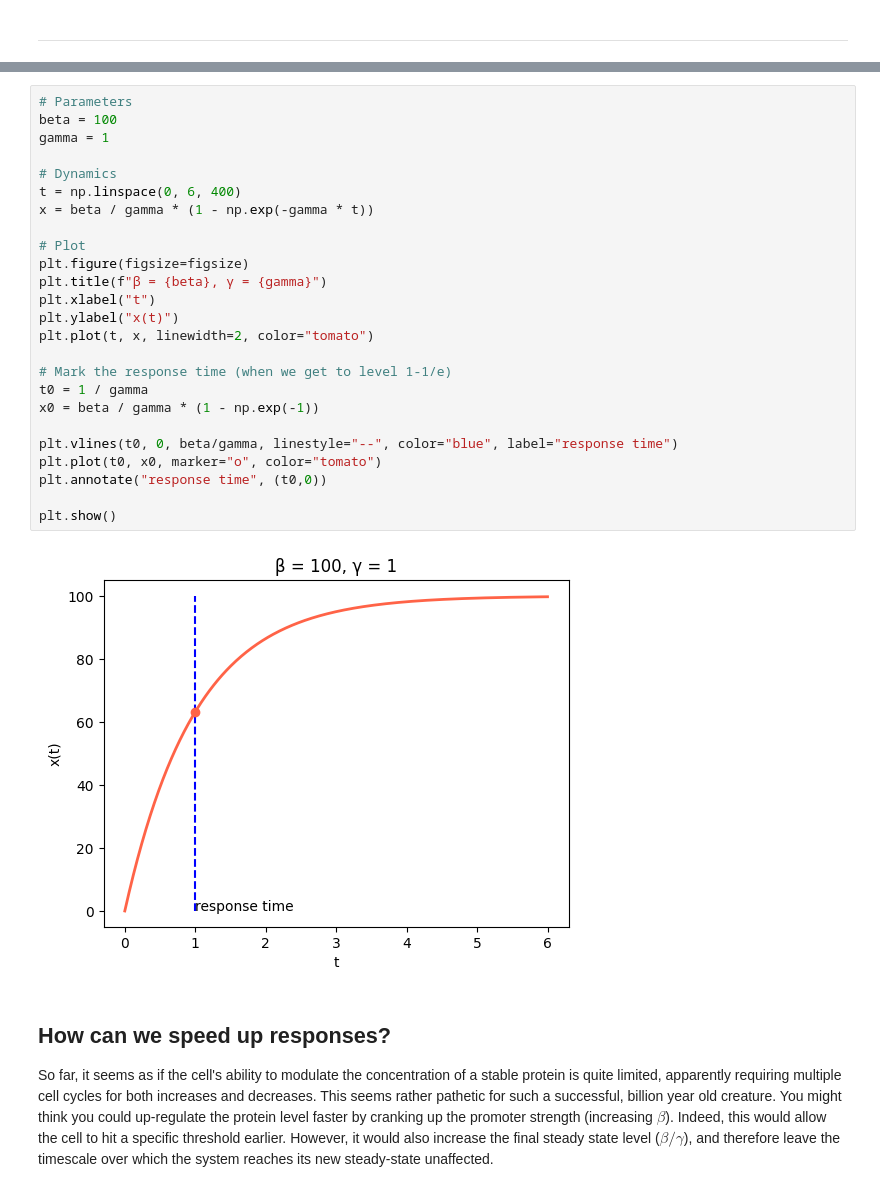
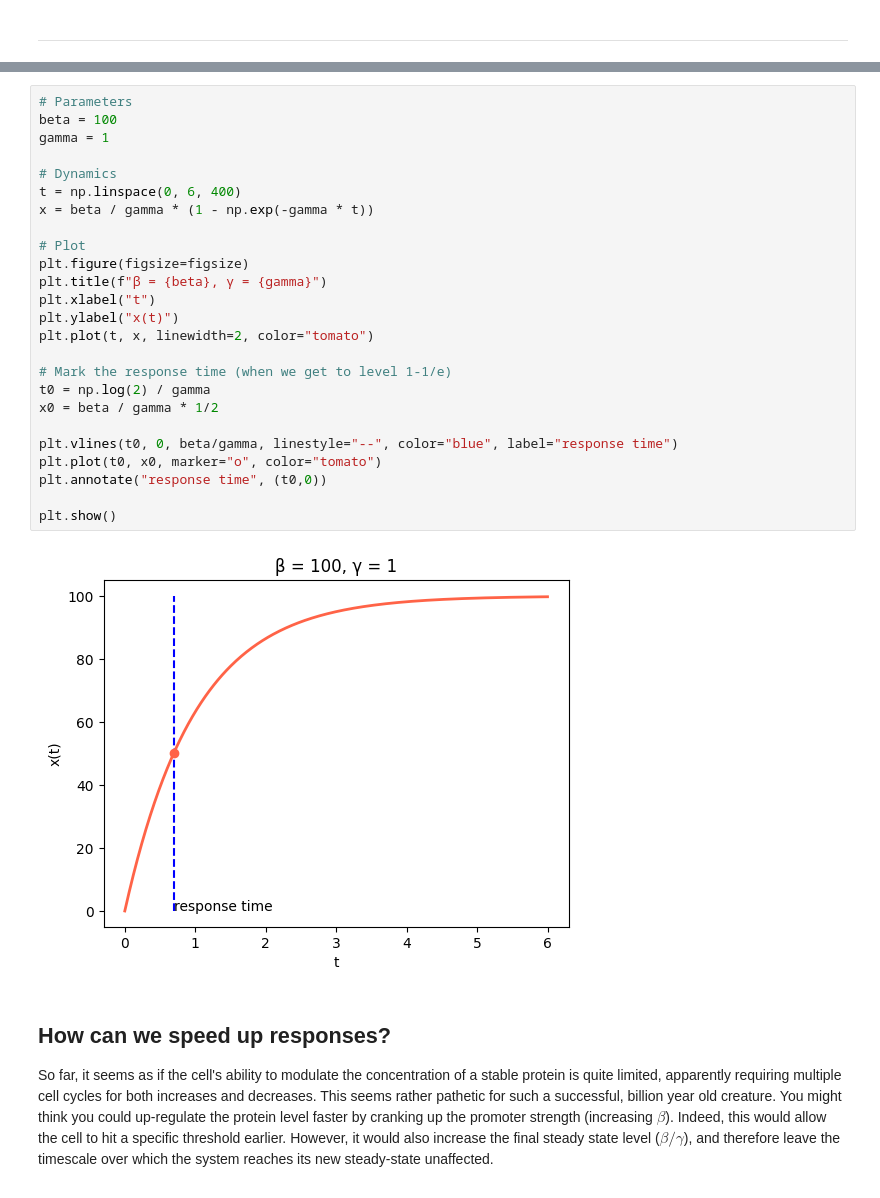
Before and after one commit to BioDisCo/computational_bioengineering, a Jupyter notebook: genetic_control/notes.ipynb, the cells around one changed output, grey strips where cells are left out. Saved outputs shown, nothing was run; the diff lists cells and outputs as text.

```diff
--- a/genetic_control/notes.ipynb
+++ b/genetic_control/notes.ipynb
@@ -95,30 +95,30 @@ Thus, the parameter that determines the response time is $\gamma$, the degradati
 # %%
 # Parameters
 beta = 100
 gamma = 1
 
 # Dynamics
 t = np.linspace(0, 6, 400)
 x = beta / gamma * (1 - np.exp(-gamma * t))
 
 # Plot
 plt.figure(figsize=figsize)
 plt.title(f"β = {beta}, γ = {gamma}")
 plt.xlabel("t")
 plt.ylabel("x(t)")
 plt.plot(t, x, linewidth=2, color="tomato")
 
 # Mark the response time (when we get to level 1-1/e)
-t0 = 1 / gamma
-x0 = beta / gamma * (1 - np.exp(-1))
+t0 = np.log(2) / gamma
+x0 = beta / gamma * 1/2
 
 plt.vlines(t0, 0, beta/gamma, linestyle="--", color="blue", label="response time")
 plt.plot(t0, x0, marker="o", color="tomato")
 plt.annotate("response time", (t0,0))
 
 plt.show()
 # %% [output]
-[figure, old version]
+[figure, new version]
 # %% [markdown]
 ## How can we speed up responses?
 
```
Also changed, not shown: parts of 2 cells of this notebook, 2 other files.
